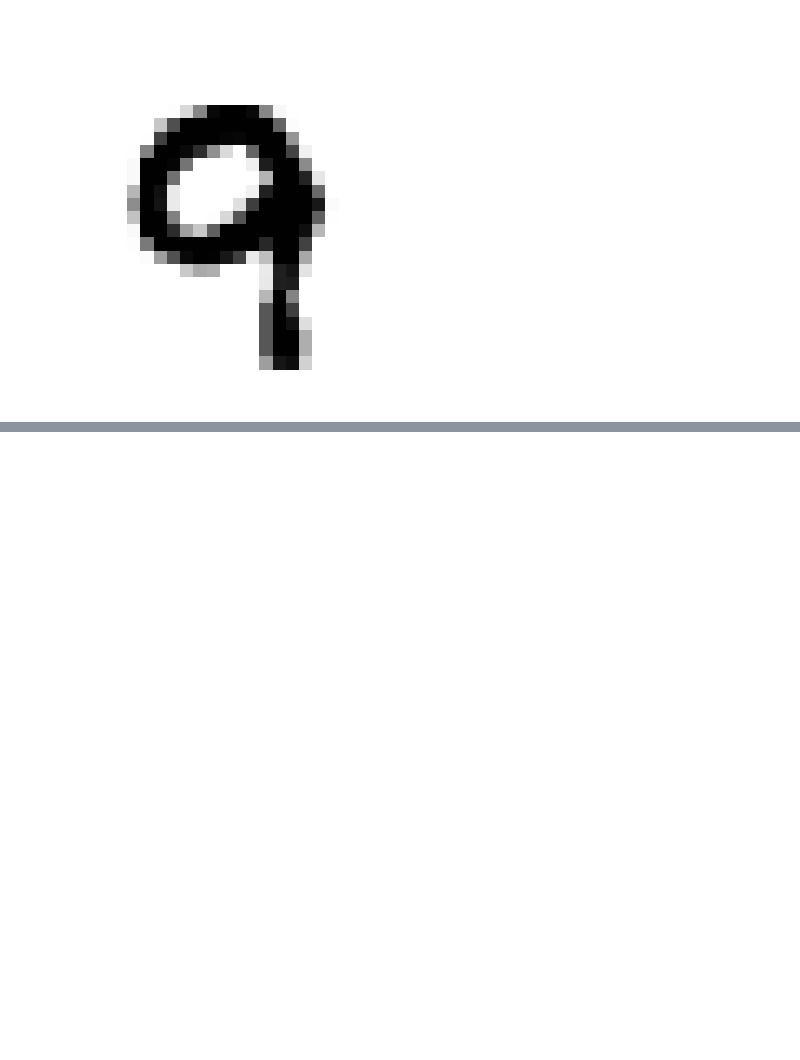
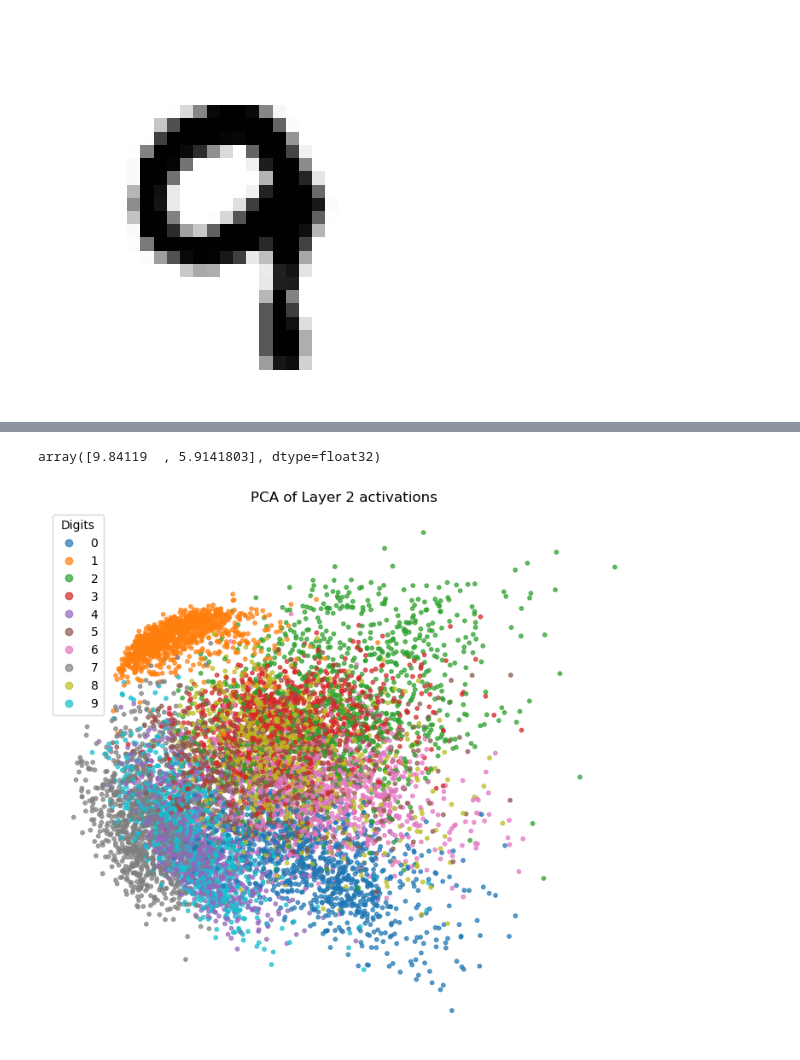
Before and after one commit to eriktholmes/interpreting_mnist, a Jupyter notebook: MLP/02_MLP_for_Interpretability_non_normalized_part_2.ipynb, the cells around one changed output, grey strips where cells are left out. Drawn from its saved outputs; the diff is of its cells as text; code cells hidden in the pictures; blank space fills up the shorter version.

```diff
--- a/MLP/02_MLP_for_Interpretability_non_normalized_part_2.ipynb
+++ b/MLP/02_MLP_for_Interpretability_non_normalized_part_2.ipynb
@@ -529,0 +561,3 @@ for x, y in test_dataset:
+# %%
+for y, acc in descending_accuracy:
+    print(f'Class {y} accuracy: {acc:.2f}%')
@@ -529,0 +611,37 @@ for x, y in test_dataset:
+# %%
+activations = []
+labels = []
+
+model.eval()
+with torch.no_grad():
+    for x,y in test_dataset:
+        x1 = model.linear1(x.view(-1, 28*28))
+        x2 = model.relu1(x1)
+        x3 = model.linear2(x2)
+        x4 = model.relu2(x3)
+        activations.append(x4)
+        labels.append(torch.tensor([y]))
+# %%
+# concatenate the lists of tensors and covert to numpy array
+acts = torch.cat(activations).numpy()
+ys = torch.cat(labels).numpy()
+# %%
+from sklearn.decomposition import PCA
+
+Proj = PCA(n_components=2).fit_transform(acts)
+# %%
+# Proj contains the projection of the activations in the last hidden layer onto 2D space via PCA.
+# Each entry Proj[i] is a 2D point (x, y) representing example i in the reduced space
+Proj[1]
+# %% [output]
+array([9.84119  , 5.9141803], dtype=float32)
+# %%
+# Plotting:
+plt.figure(figsize=(9,8))
+scat = plt.scatter(Proj[:, 0], Proj[:, 1], c=ys, cmap='tab10', s=10, alpha=0.7)
+plt.legend(*scat.legend_elements(), title="Digits")
+plt.title('PCA of Layer 2 activations')
+plt.axis('off')
+plt.show()
+# %% [output]
+[figure, added]
```
Also changed, not shown: parts of 23 cells of this notebook.
